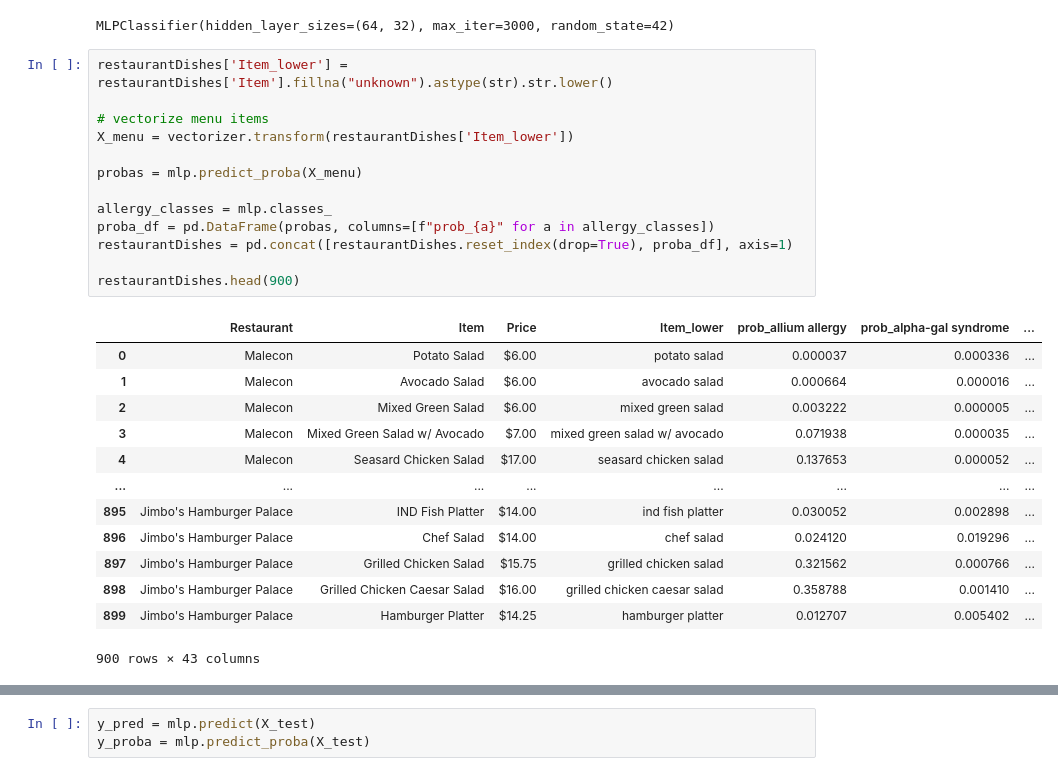
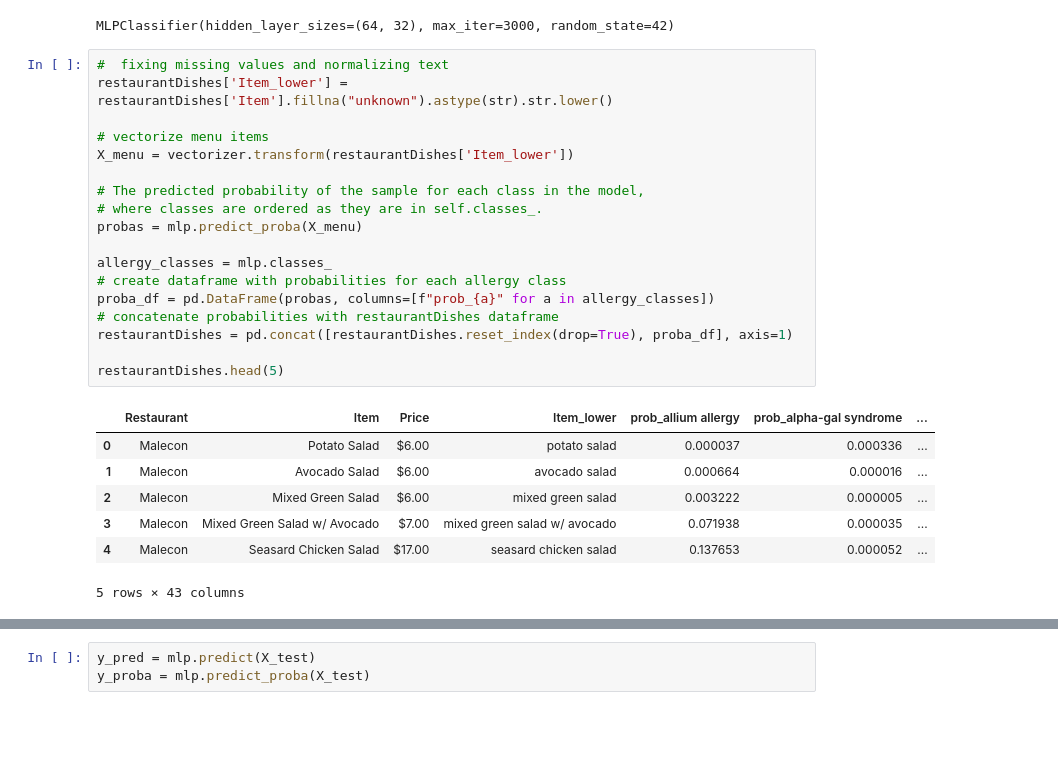
Before and after one commit to LoganStanhope/DS4420_Project, a Jupyter notebook: DS4420_Final_Project.ipynb, the cells around one changed output, grey strips where cells are left out. Cells and saved outputs as stored; diff of their text form; blank space fills up the shorter version.

```diff
--- a/DS4420_Final_Project.ipynb
+++ b/DS4420_Final_Project.ipynb
@@ -82,30 +82,29 @@ print(mlp.fit(X, y_labels))
 # %% [output]
 MLPClassifier(hidden_layer_sizes=(64, 32), max_iter=3000, random_state=42)
 # %%
+#  fixing missing values and normalizing text
 restaurantDishes['Item_lower'] = restaurantDishes['Item'].fillna("unknown").astype(str).str.lower()
 
 # vectorize menu items
 X_menu = vectorizer.transform(restaurantDishes['Item_lower'])
 
+# The predicted probability of the sample for each class in the model,
+# where classes are ordered as they are in self.classes_.
 probas = mlp.predict_proba(X_menu)
 
 allergy_classes = mlp.classes_
+# create dataframe with probabilities for each allergy class
 proba_df = pd.DataFrame(probas, columns=[f"prob_{a}" for a in allergy_classes])
+# concatenate probabilities with restaurantDishes dataframe
 restaurantDishes = pd.concat([restaurantDishes.reset_index(drop=True), proba_df], axis=1)
 
-restaurantDishes.head(900)
+restaurantDishes.head(5)
 # %% [output]
 |  | Restaurant | Item | Price | Item_lower | prob_allium allergy | prob_alpha-gal syndrome | ... |
 | 0 | Malecon | Potato Salad | $6.00 | potato salad | 0.000037 | 0.000336 | ... |
 | 1 | Malecon | Avocado Salad | $6.00 | avocado salad | 0.000664 | 0.000016 | ... |
 | 2 | Malecon | Mixed Green Salad | $6.00 | mixed green salad | 0.003222 | 0.000005 | ... |
 | 3 | Malecon | Mixed Green Salad w/ Avocado | $7.00 | mixed green salad w/ avocado | 0.071938 | 0.000035 | ... |
 | 4 | Malecon | Seasard Chicken Salad | $17.00 | seasard chicken salad | 0.137653 | 0.000052 | ... |
-| ... | ... | ... | ... | ... | ... | ... | ... |
-| 895 | Jimbo's Hamburger Palace | IND Fish Platter | $14.00 | ind fish platter | 0.030052 | 0.002898 | ... |
-| 896 | Jimbo's Hamburger Palace | Chef Salad | $14.00 | chef salad | 0.024120 | 0.019296 | ... |
-| 897 | Jimbo's Hamburger Palace | Grilled Chicken Salad | $15.75 | grilled chicken salad | 0.321562 | 0.000766 | ... |
-| 898 | Jimbo's Hamburger Palace | Grilled Chicken Caesar Salad | $16.00 | grilled chicken caesar salad | 0.358788 | 0.001410 | ... |
-| 899 | Jimbo's Hamburger Palace | Hamburger Platter | $14.25 | hamburger platter | 0.012707 | 0.005402 | ... |
-900 rows × 43 columns
+5 rows × 43 columns
 # %%
```
Also changed, not shown: parts of 6 cells of this notebook.
